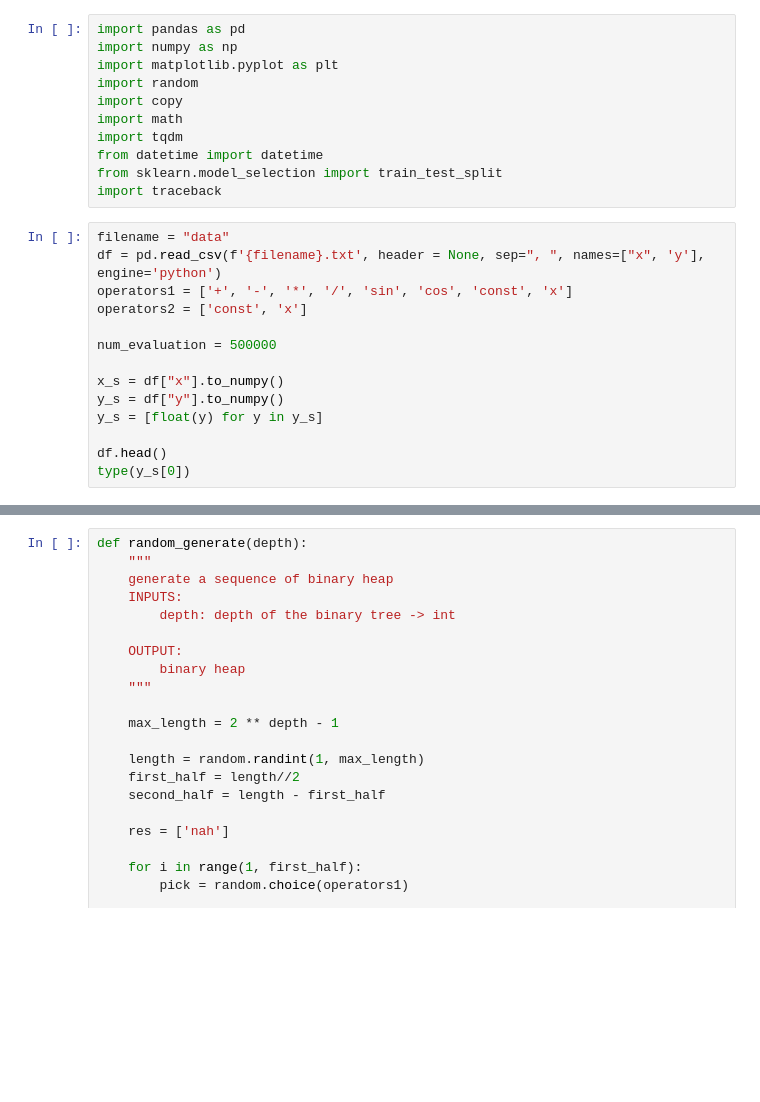
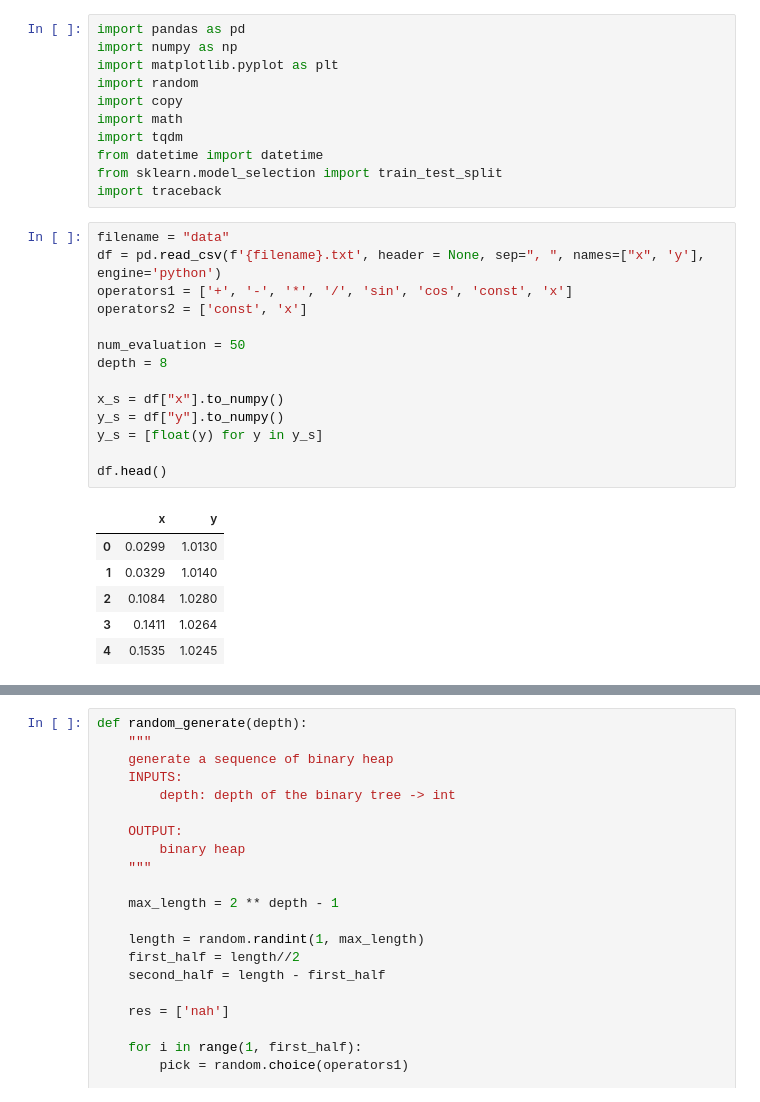
Before and after one commit to dddxing/ea_symbolicRegression, a Jupyter notebook: hw2.ipynb, the cells around one changed output, grey strips where cells are left out. Drawn from its saved outputs; the diff is of its cells as text; blank space fills up the shorter version.

```diff
--- a/hw2.ipynb
+++ b/hw2.ipynb
@@ -12,17 +12,24 @@ import traceback
 # %%
 filename = "data"
 df = pd.read_csv(f'{filename}.txt', header = None, sep=", ", names=["x", 'y'], engine='python')
 operators1 = ['+', '-', '*', '/', 'sin', 'cos', 'const', 'x']
 operators2 = ['const', 'x']
 
-num_evaluation = 500000
+num_evaluation = 50
+depth = 8
 
 x_s = df["x"].to_numpy()
 y_s = df["y"].to_numpy()
 y_s = [float(y) for y in y_s]
 
 df.head()
-type(y_s[0])
+# %% [output]
+|  | x | y |
+| 0 | 0.0299 | 1.0130 |
+| 1 | 0.0329 | 1.0140 |
+| 2 | 0.1084 | 1.0280 |
+| 3 | 0.1411 | 1.0264 |
+| 4 | 0.1535 | 1.0245 |
 # %%
 X_train, X_test, y_train, y_test = train_test_split(x_s, y_s, test_size=0.2)
 plt.figure(figsize=(10,10))
```
Also changed, not shown: parts of 15 cells of this notebook.
